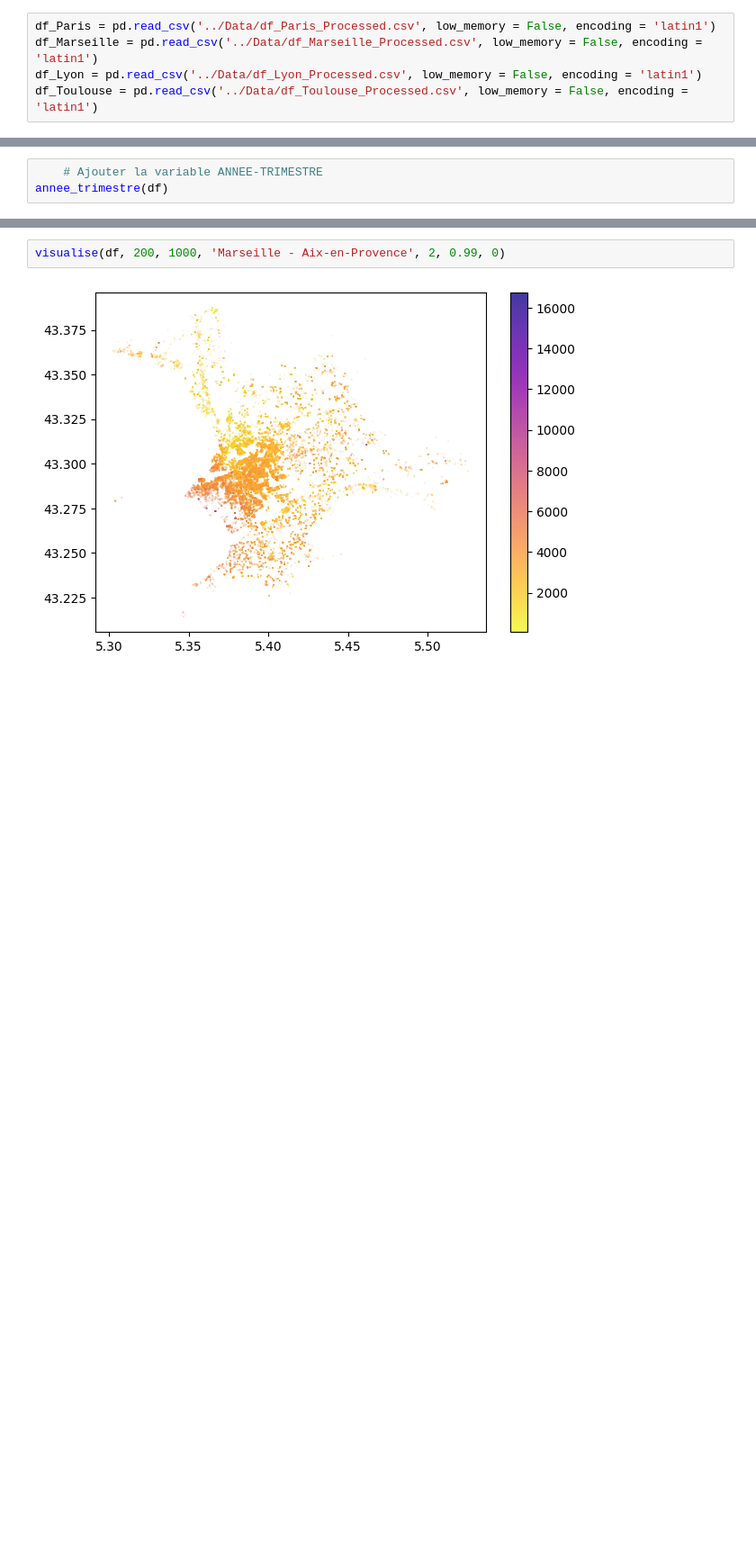
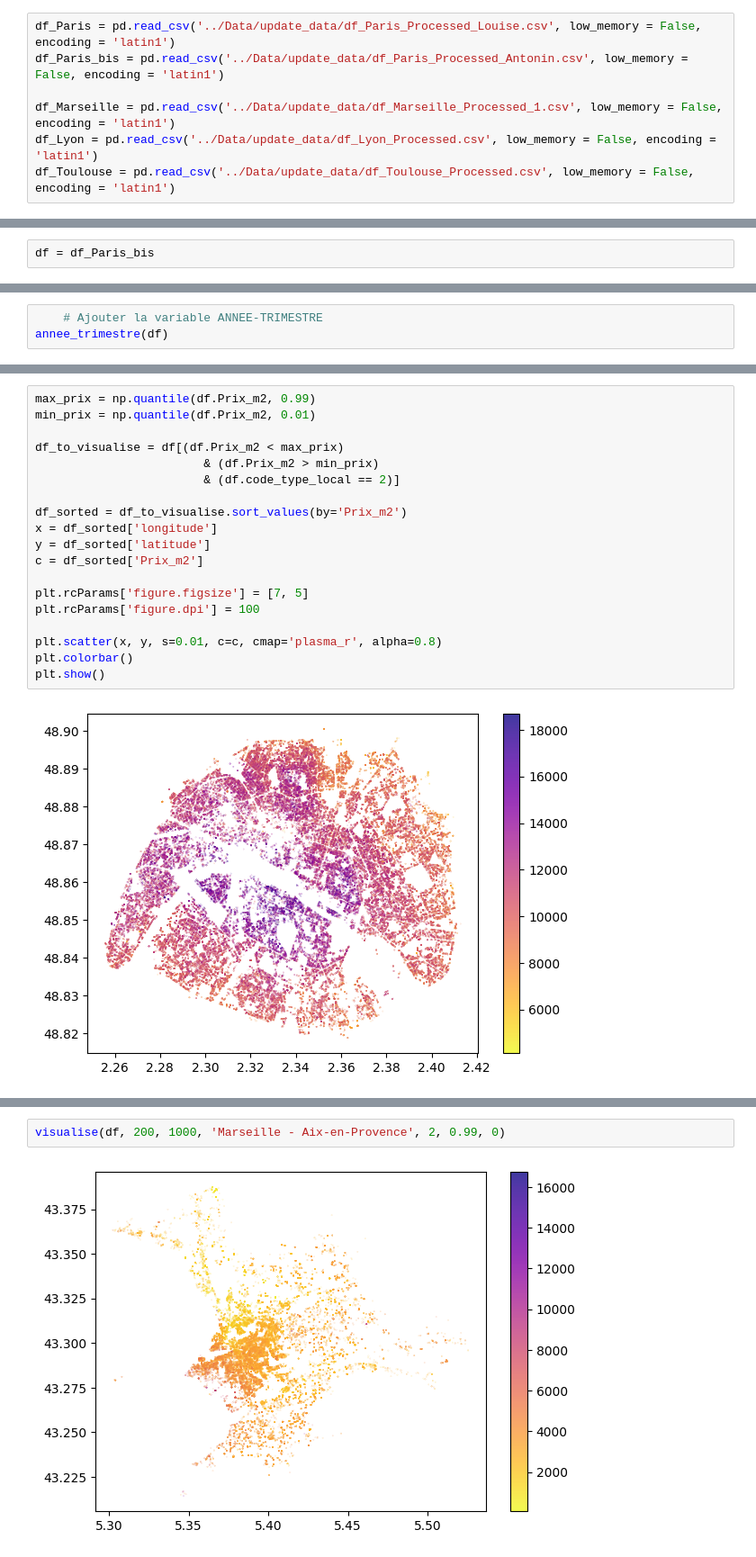
Before and after one commit to Clotilde-23/BDC, a Jupyter notebook: Notebooks/KNN-Coordonnees.ipynb, the cells around one changed output, grey strips where cells are left out. Shown at 90% size. Saved outputs shown, nothing was run; the diff lists cells and outputs as text; blank space fills up the shorter version.

```diff
--- a/Notebooks/KNN-Coordonnees.ipynb
+++ b/Notebooks/KNN-Coordonnees.ipynb
@@ -25,9 +25,11 @@ from sklearn.metrics import mean_absolute_percentage_error
 # %% [markdown]
 #### Import de la base
 # %%
-df_Paris = pd.read_csv('../Data/df_Paris_Processed.csv', low_memory = False, encoding = 'latin1')
-df_Marseille = pd.read_csv('../Data/df_Marseille_Processed.csv', low_memory = False, encoding = 'latin1')
-df_Lyon = pd.read_csv('../Data/df_Lyon_Processed.csv', low_memory = False, encoding = 'latin1')
-df_Toulouse = pd.read_csv('../Data/df_Toulouse_Processed.csv', low_memory = False, encoding = 'latin1')
+df_Paris = pd.read_csv('../Data/update_data/df_Paris_Processed_Louise.csv', low_memory = False, encoding = 'latin1')
+df_Paris_bis = pd.read_csv('../Data/update_data/df_Paris_Processed_Antonin.csv', low_memory = False, encoding = 'latin1')
+
+df_Marseille = pd.read_csv('../Data/update_data/df_Marseille_Processed_1.csv', low_memory = False, encoding = 'latin1')
+df_Lyon = pd.read_csv('../Data/update_data/df_Lyon_Processed.csv', low_memory = False, encoding = 'latin1')
+df_Toulouse = pd.read_csv('../Data/update_data/df_Toulouse_Processed.csv', low_memory = False, encoding = 'latin1')
 # %%
 df = pd.concat([df_Paris, df_Marseille, df_Lyon, df_Toulouse] , axis=0 , ignore_index=True)
@@ -63,4 +72,6 @@ df.head(4)
 # Pour utiliser les Knn
 # %% [markdown]
 ## Appliquer les fonctions aux données
+# %%
+df = df_Paris_bis
 # %%
@@ -74,3 +101,24 @@ annee_trimestre(df)
+# %%
+max_prix = np.quantile(df.Prix_m2, 0.99)
+min_prix = np.quantile(df.Prix_m2, 0.01)
+
+df_to_visualise = df[(df.Prix_m2 < max_prix)
+                        & (df.Prix_m2 > min_prix)
+                        & (df.code_type_local == 2)]
+
+df_sorted = df_to_visualise.sort_values(by='Prix_m2')
+x = df_sorted['longitude']
+y = df_sorted['latitude']
+c = df_sorted['Prix_m2']
+
+plt.rcParams['figure.figsize'] = [7, 5]
+plt.rcParams['figure.dpi'] = 100
+
+plt.scatter(x, y, s=0.01, c=c, cmap='plasma_r', alpha=0.8)
+plt.colorbar()
+plt.show()
+# %% [output]
+[figure, added]
 # %%
 visualise(df, 200, 1000, 'Paris', 2, 0.99, 0.1)
 # %% [output]
```
Also changed, not shown: parts of 15 cells of this notebook, 9 other files.
